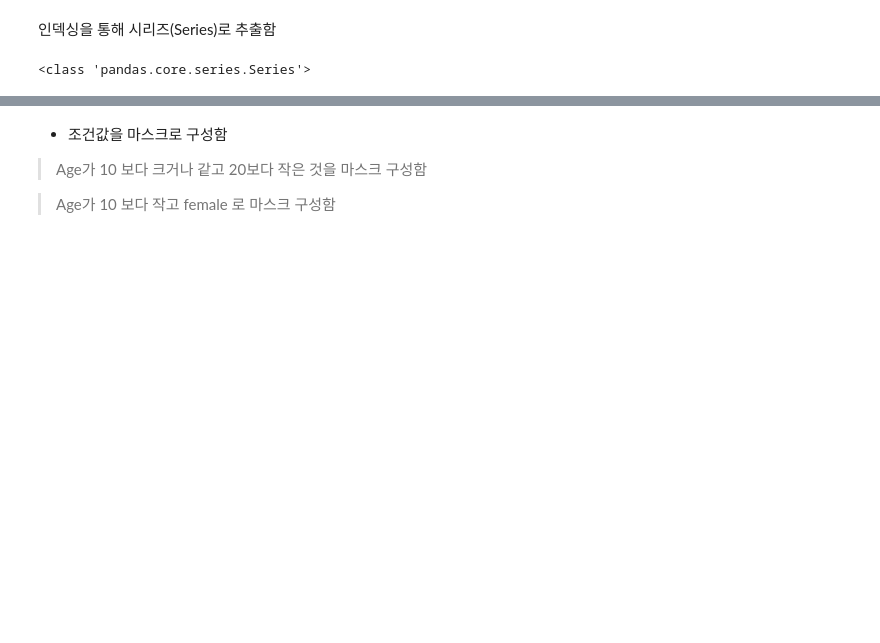
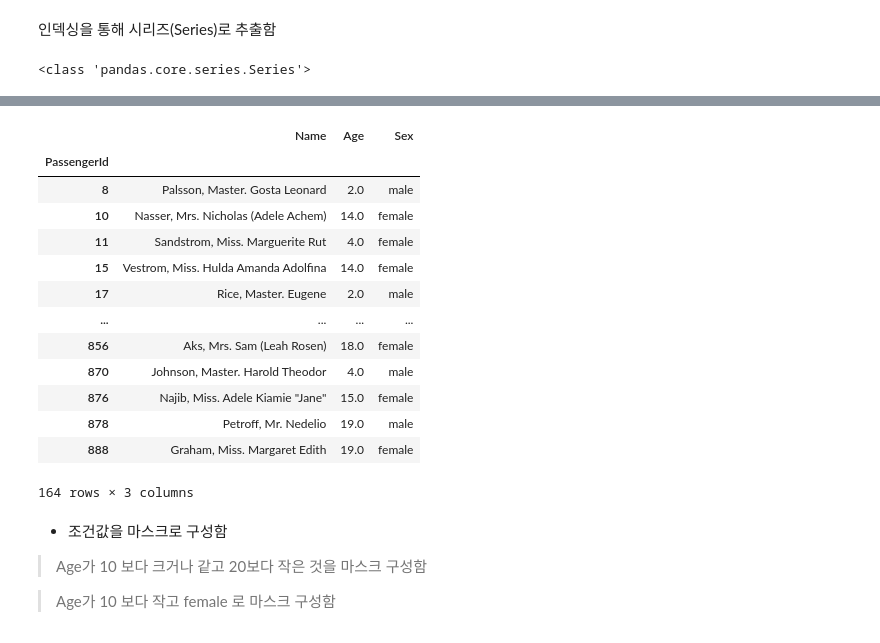
Before and after one commit to iceman67/-Python, a Jupyter notebook: LINC_Pandas_Example_2021.ipynb, the cells around one changed output, grey strips where cells are left out. Saved outputs shown, nothing was run; the diff lists cells and outputs as text; code cells hidden in the pictures; blank space fills up the shorter version.

```diff
--- a/LINC_Pandas_Example_2021.ipynb
+++ b/LINC_Pandas_Example_2021.ipynb
@@ -238,3 +239,7 @@ value_counts = titanic_df['Pclass'].value_counts()
 print(type(value_counts))
 # %% [output]
 <class 'pandas.core.series.Series'>
+# %%
+#탑승객의 이름, 나이, 성별 정보 얻기 (해당 자료를 df1 프레임워크로 구성)
+
+df1 = titanic_df [['Name', 'Age', 'Sex']]
@@ -241,3 +256,21 @@ print(type(value_counts))
+# %%
+below_20 = df1[ df1['Age'] < 20]
+below_20
+# %% [output]
+|  | Name | Age | Sex |
+| PassengerId |  |  |  |
+| 8 | Palsson, Master. Gosta Leonard | 2.0 | male |
+| 10 | Nasser, Mrs. Nicholas (Adele Achem) | 14.0 | female |
+| 11 | Sandstrom, Miss. Marguerite Rut | 4.0 | female |
+| 15 | Vestrom, Miss. Hulda Amanda Adolfina | 14.0 | female |
+| 17 | Rice, Master. Eugene | 2.0 | male |
+| ... | ... | ... | ... |
+| 856 | Aks, Mrs. Sam (Leah Rosen) | 18.0 | female |
+| 870 | Johnson, Master. Harold Theodor | 4.0 | male |
+| 876 | Najib, Miss. Adele Kiamie "Jane" | 15.0 | female |
+| 878 | Petroff, Mr. Nedelio | 19.0 | male |
+| 888 | Graham, Miss. Margaret Edith | 19.0 | female |
+164 rows × 3 columns
 # %% [markdown]
 * 조건값을 마스크로 구성함
 
```
Also changed, not shown: parts of 7 cells of this notebook.
